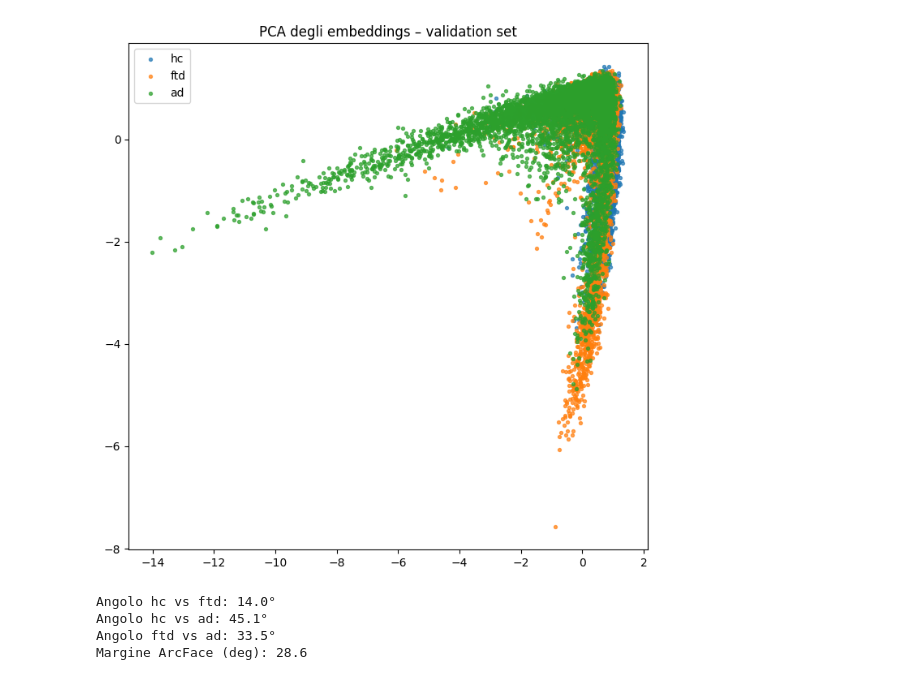
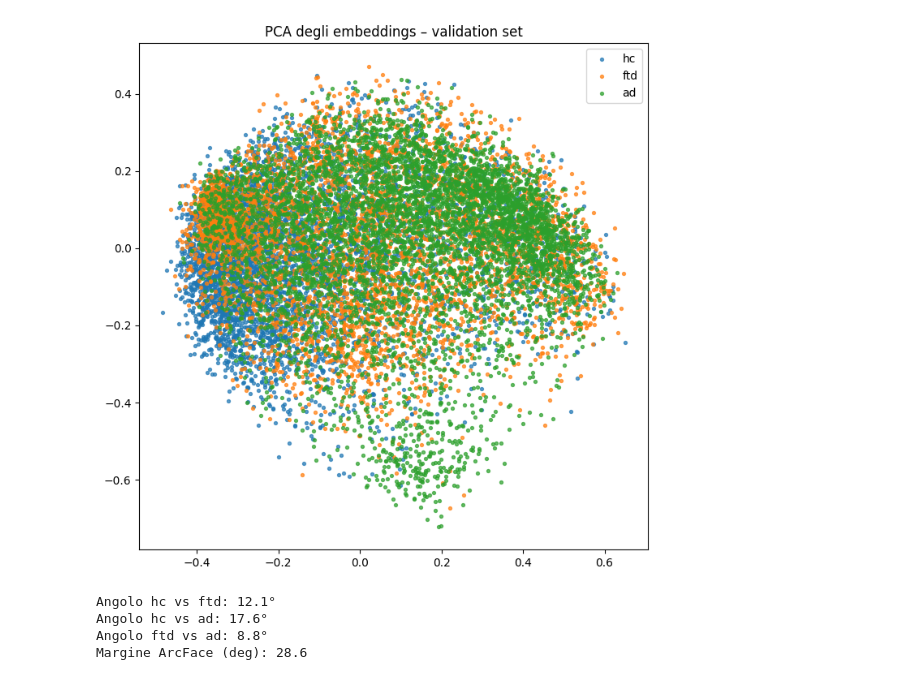
Before and after one commit to alfio-leanza/improving_dementia_detection_model, a Jupyter notebook: explainability-dementia-alfio/src/prova.ipynb, the cells around one changed output. Drawn from its saved outputs; the diff is of its cells as text; code cells hidden in the pictures.

```diff
--- a/explainability-dementia-alfio/src/prova.ipynb
+++ b/explainability-dementia-alfio/src/prova.ipynb
@@ -15,14 +15,14 @@ from scipy.special import softmax
 import ipdb
 
 # ──────── PERCORSI: ADATTA AL TUO PROGETTO ───────────────────────────
-CHKPT_PATH   = '/Volumes/Extreme SSD/progetto_tesi/improving_dementia_detection_model/explainability-dementia-alfio/local/arcface/checkpoints/train_20250529_171057/best_val_acc.pt'
+CHKPT_PATH   = '/Volumes/Extreme SSD/progetto_tesi/improving_dementia_detection_model/explainability-dementia-alfio/local/arcface/checkpoints/train_20250531_113805/best_val_acc.pt'
 ANNOT_CSV    = '/Volumes/Extreme SSD/progetto_tesi/dataset-eeg/miltiadous_deriv_uV_d1.0s_o0.0s/annot_all_hc-ftd-ad.csv'
 CWT_DATA_DIR = '/Volumes/Extreme SSD/progetto_tesi/dataset-eeg/miltiadous_deriv_uV_d1.0s_o0.0s/cwt'
 # ─────────────────────────────────────────────────────────────────────
 
 # ----------- dipendenze progetto (stesse del tuo training script)
 from datasets import CWTGraphDataset
-from models import GNNCWT2D_Mk11_1sec
+from model_arcface import GNNCWT2D_Mk11_1sec_Arc
 from pytorch_metric_learning.losses import ArcFaceLoss
 from torch_geometric.loader import DataLoader
 
@@ -33,13 +33,13 @@ annotations = pd.read_csv(ANNOT_CSV)
 val_subjects = ['sub-054', 'sub-055', 'sub-056', 'sub-057', 'sub-058', 'sub-059', 'sub-079', 'sub-080', 'sub-081', 'sub-082', 'sub-083', 'sub-022', 'sub-023', 'sub-024', 'sub-025', 'sub-026', 'sub-027', 'sub-028']              # stessi del training script
 val_df   = annotations[annotations['original_rec'].isin(val_subjects)]
 val_ds   = CWTGraphDataset(val_df, CWT_DATA_DIR, None)
-val_dl   = DataLoader(val_ds, batch_size=128, shuffle=False,
-                      num_workers=4, pin_memory=False)
+val_dl   = DataLoader(val_ds, batch_size=256, shuffle=False,
+                      num_workers=8, pin_memory=False)
 
 # ---------- ricrea modello + loss e carica pesi
 num_classes    = 3
-embed_dim      = 3          # deve coincidere col training
-model          = GNNCWT2D_Mk11_1sec(19, (40,500), num_classes).to(device)
+embed_dim      = 32          # deve coincidere col training
+model          = GNNCWT2D_Mk11_1sec_Arc(19, (40,500), embed_dim).to(device)
 loss_fn        = ArcFaceLoss(num_classes=num_classes,
                              embedding_size=embed_dim)
 ckpt = torch.load(CHKPT_PATH, map_location=device)
@@ -58,35 +58,35 @@ with torch.no_grad():
 embeds = np.concatenate(embeds, axis=0)
 labels = np.array(labels)
 
 # ---------- riduzione dimensionale
 proj = PCA(n_components=2).fit_transform(embeds)  # più veloce di t-SNE
 # # per t-SNE: proj = TSNE(n_components=2, perplexity=30, metric='cosine').fit_transform(embeds)
 
 # ---------- plot
 class_names = ['hc','ftd','ad']
 cmap = {'hc':'tab:blue','ftd':'tab:orange','ad':'tab:green'}
 plt.figure(figsize=(7,7))
 for cid, cname in enumerate(class_names):
     idx = labels == cid
     plt.scatter(proj[idx,0], proj[idx,1], s=8, alpha=0.7,
                 label=cname, color=cmap[cname])
 plt.title('PCA degli embeddings – validation set')
 plt.legend()
 plt.tight_layout()
 plt.show()
 
 # ---------- opz: stampa angoli tra i centri di classe
 def angle(u,v):
     cos = np.sum(u*v) / (np.linalg.norm(u)*np.linalg.norm(v) + 1e-6)
     return np.degrees(np.arccos(np.clip(cos,-1,1)))
 centroids = np.vstack([embeds[labels==c].mean(0) for c in range(num_classes)])
 for i in range(num_classes):
     for j in range(i+1, num_classes):
         print(f'Angolo {class_names[i]} vs {class_names[j]}: {angle(centroids[i], centroids[j]):.1f}°')
 print(f'Margine ArcFace (deg): {loss_fn.margin*180/np.pi:.1f}')
 # %% [output]
-[figure, old version]
+[figure, new version]
-Angolo hc vs ftd: 14.0°
-Angolo hc vs ad: 45.1°
-Angolo ftd vs ad: 33.5°
+Angolo hc vs ftd: 12.1°
+Angolo hc vs ad: 17.6°
+Angolo ftd vs ad: 8.8°
 Margine ArcFace (deg): 28.6
```
Also changed, not shown: 15 other files.
